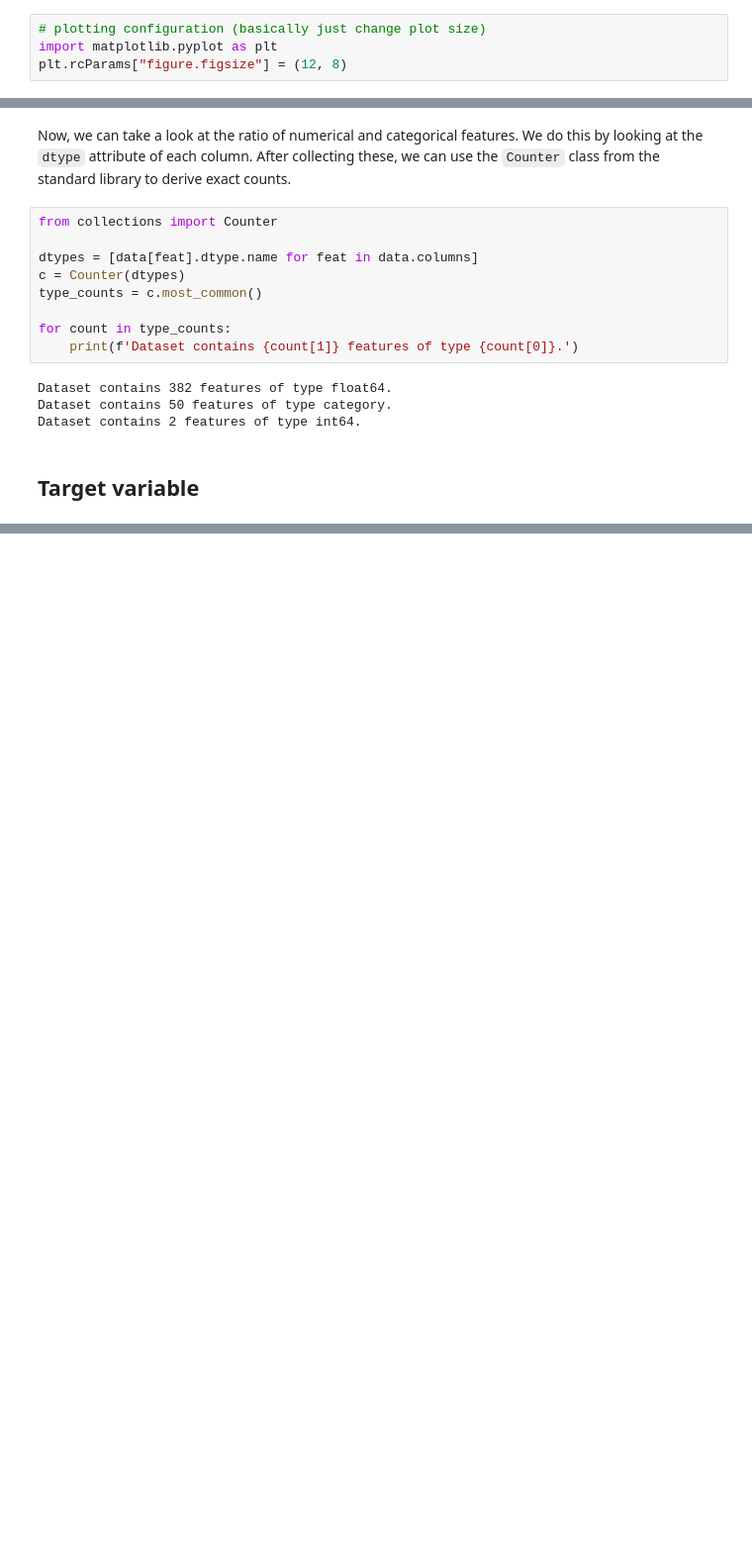
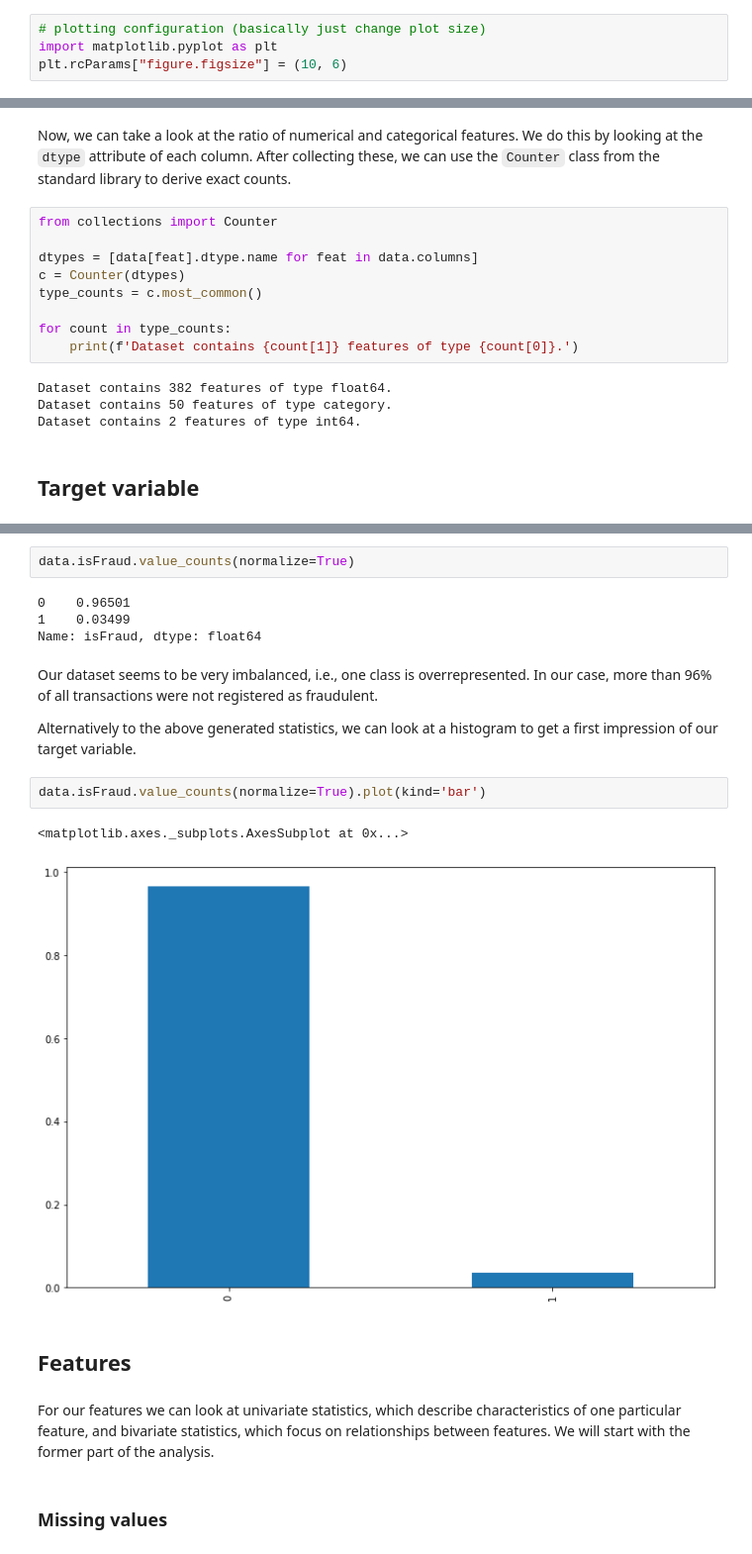
Before and after one commit to felixpeters/ml-workflow-tools, a Jupyter notebook: nbs/03_Exploratory_Data_Analysis.ipynb, the cells around one changed output, grey strips where cells are left out. Shown: that part at 99% size. Cells and saved outputs as stored; diff of their text form; blank space fills up the shorter version.

```diff
--- a/nbs/03_Exploratory_Data_Analysis.ipynb
+++ b/nbs/03_Exploratory_Data_Analysis.ipynb
@@ -13,7 +13,7 @@ The autoreload extension is already loaded. To reload it, use:
 # %%
 # plotting configuration (basically just change plot size)
 import matplotlib.pyplot as plt
-plt.rcParams["figure.figsize"] = (12, 8)
+plt.rcParams["figure.figsize"] = (10, 6)
 # %%
 # show all columns of our data frames
 import pandas as pd
@@ -130,0 +152,21 @@ Dataset contains 2 features of type int64.
+# %%
+data.isFraud.value_counts(normalize=True)
+# %% [output]
+0    0.96501
+1    0.03499
+Name: isFraud, dtype: float64
+# %% [markdown]
+Our dataset seems to be very imbalanced, i.e., one class is overrepresented. In our case, more than 96% of all transactions were not registered as fraudulent.
+
+Alternatively to the above generated statistics, we can look at a histogram to get a first impression of our target variable.
+# %%
+data.isFraud.value_counts(normalize=True).plot(kind='bar')
+# %% [output]
+<matplotlib.axes._subplots.AxesSubplot at 0x...>
+[figure, added]
+# %% [markdown]
+## Features
+# %% [markdown]
+For our features we can look at univariate statistics, which describe characteristics of one particular feature, and bivariate statistics, which focus on relationships between features. We will start with the former part of the analysis.
+# %% [markdown]
+### Missing values
```
Also changed, not shown: parts of 55 cells of this notebook.
